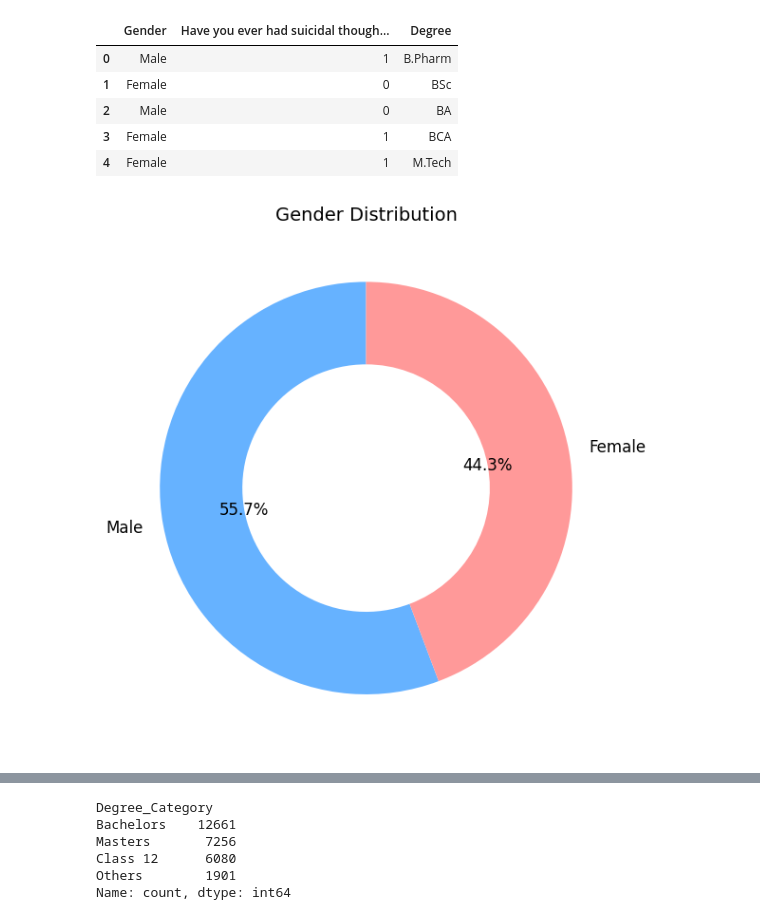
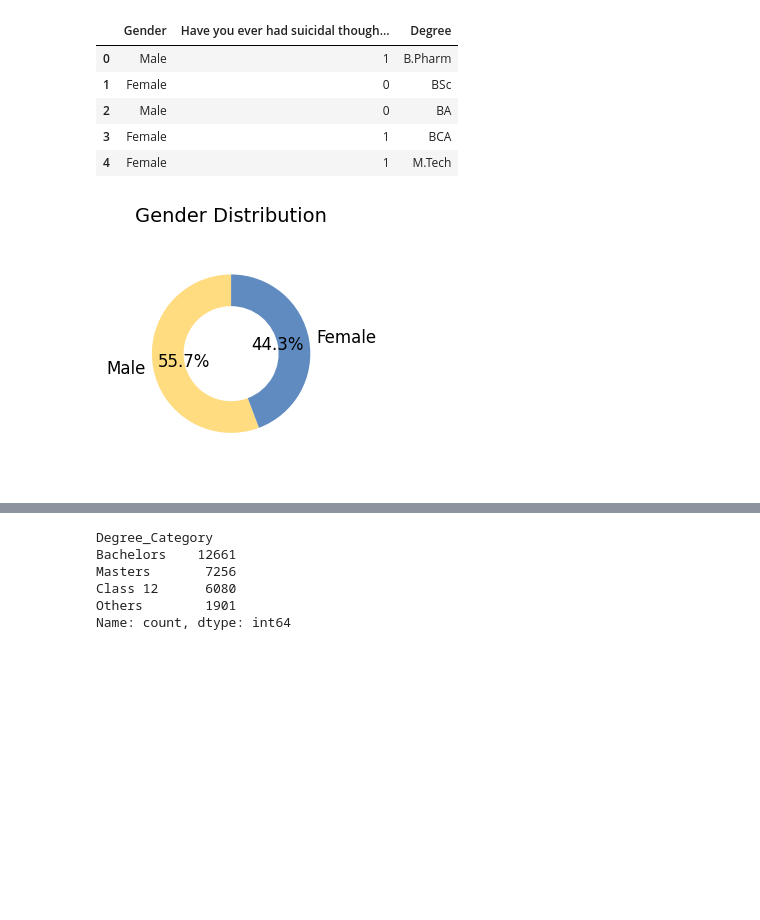
Before and after one commit to dinnifarisya/Student-Depression-Data-Science-Project, a Jupyter notebook: Data Science Project.ipynb, the cells around one changed output, grey strips where cells are left out. Cells and saved outputs as stored; diff of their text form; code cells hidden in the pictures; blank space fills up the shorter version.

```diff
--- a/Data Science Project.ipynb
+++ b/Data Science Project.ipynb
@@ -531,29 +531,32 @@ df_ua.head()
 # %%
 # Count gender frequencies
 gender_counts = df_ua['Gender'].value_counts()
 
 # Create donut chart
-plt.figure(figsize=(6, 6))
+plt.figure(figsize=(3, 3))
 plt.pie(
     gender_counts,
     labels=gender_counts.index,
     autopct='%1.1f%%',      # Show percentages with one decimal place
     startangle=90,          # Rotate the chart for better label alignment
-    colors=['#66B2FF', '#FF9999'],  # Custom colors (blue for Female, red for Male)
+    colors=['#FFDC7F', '#608BC1'],  # Custom colors (blue for Female, red for Male)
     wedgeprops=dict(width=0.4),     # Width of the donut ring
     textprops={'fontsize': 12}      # Font size for labels/percentages
 )
 
-# Add a white circle in the center to create the "donut" effect
+# a white circle in the center to create the "donut" effect
 centre_circle = plt.Circle((0, 0), 0.5, fc='white')
 fig = plt.gcf()
 fig.gca().add_artist(centre_circle)
 
 # Title and formatting
 plt.title('Gender Distribution', fontsize=14)
 plt.axis('equal')  # Equal aspect ratio ensures a circular donut
 plt.tight_layout()
+
+plt.savefig("gd.png", dpi=300, bbox_inches='tight')
+
 plt.show()
 # %% [output]
-[figure, old version]
+[figure, new version]
 # %%
```
Also changed, not shown: parts of 9 cells of this notebook.
